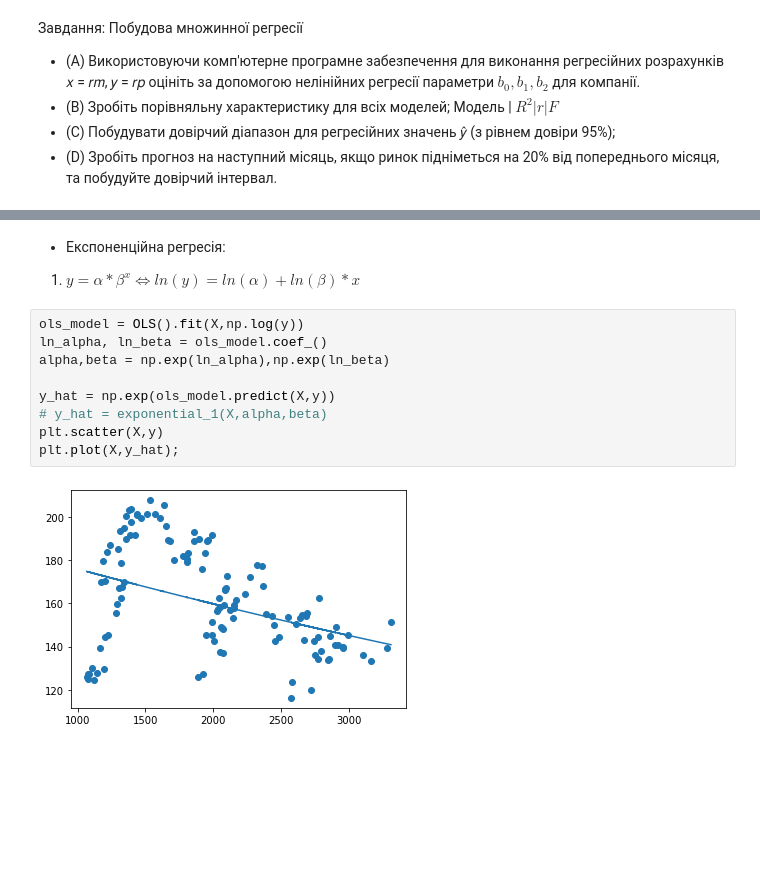
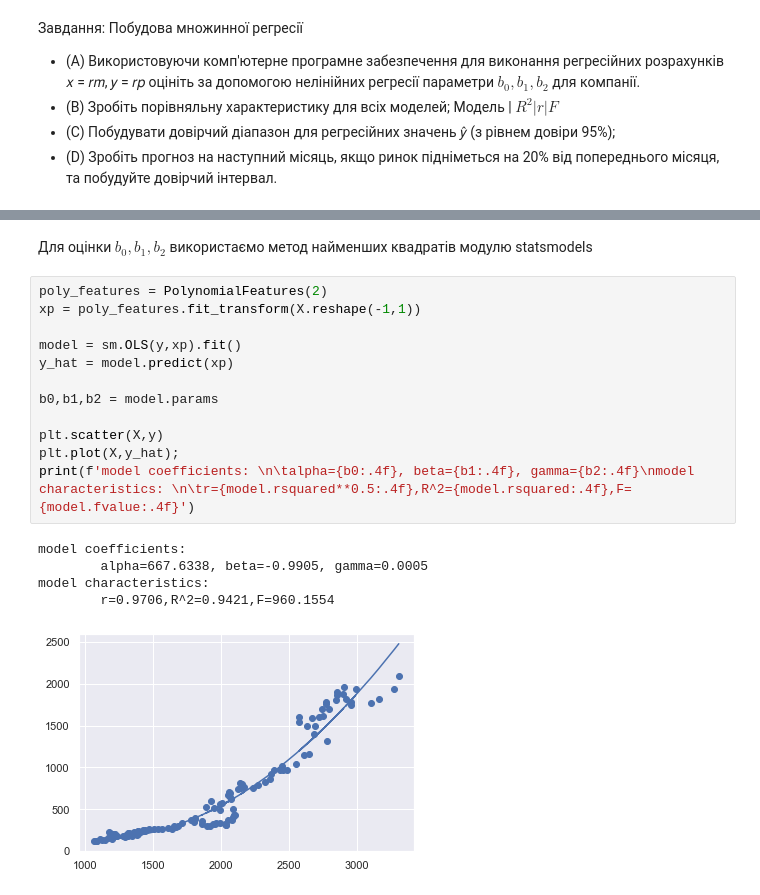
Before and after one commit to EddieKro/Econometrics, a Jupyter notebook: notebooks/Econometrics_Lab4.ipynb, the cells around one changed output, grey strips where cells are left out. Drawn from its saved outputs; the diff is of its cells as text; blank space fills up the shorter version.

```diff
--- a/notebooks/Econometrics_Lab4.ipynb
+++ b/notebooks/Econometrics_Lab4.ipynb
@@ -74,14 +51,20 @@ def predict(x,y):
-# %% [markdown]
-* Експоненційна регресія:
-1. $y = \alpha*\beta^x \Leftrightarrow ln(y)=ln(\alpha) + ln(\beta)*x $
-# %%
-ols_model = OLS().fit(X,np.log(y))
-ln_alpha, ln_beta = ols_model.coef_()
-alpha,beta = np.exp(ln_alpha),np.exp(ln_beta)
-
-y_hat = np.exp(ols_model.predict(X,y))
-# y_hat = exponential_1(X,alpha,beta)
-plt.scatter(X,y)
-plt.plot(X,y_hat);
-# %% [output]
-[figure, removed]
+# %% [markdown]
+Для оцінки $b_0, b_1,b_2$ використаємо метод найменших квадратів модулю statsmodels
+# %%
+poly_features = PolynomialFeatures(2)
+xp = poly_features.fit_transform(X.reshape(-1,1))
+
+model = sm.OLS(y,xp).fit()
+y_hat = model.predict(xp)
+
+b0,b1,b2 = model.params
+
+plt.scatter(X,y)
+plt.plot(X,y_hat);
+print(f'model coefficients: \n\talpha={b0:.4f}, beta={b1:.4f}, gamma={b2:.4f}\nmodel characteristics: \n\tr={model.rsquared**0.5:.4f},R^2={model.rsquared:.4f},F={model.fvalue:.4f}')
+# %% [output]
+model coefficients:
+        alpha=667.6338, beta=-0.9905, gamma=0.0005
+model characteristics:
+        r=0.9706,R^2=0.9421,F=960.1554
+[figure, added]
```
Also changed, not shown: parts of 6 cells of this notebook, 7 other files.
